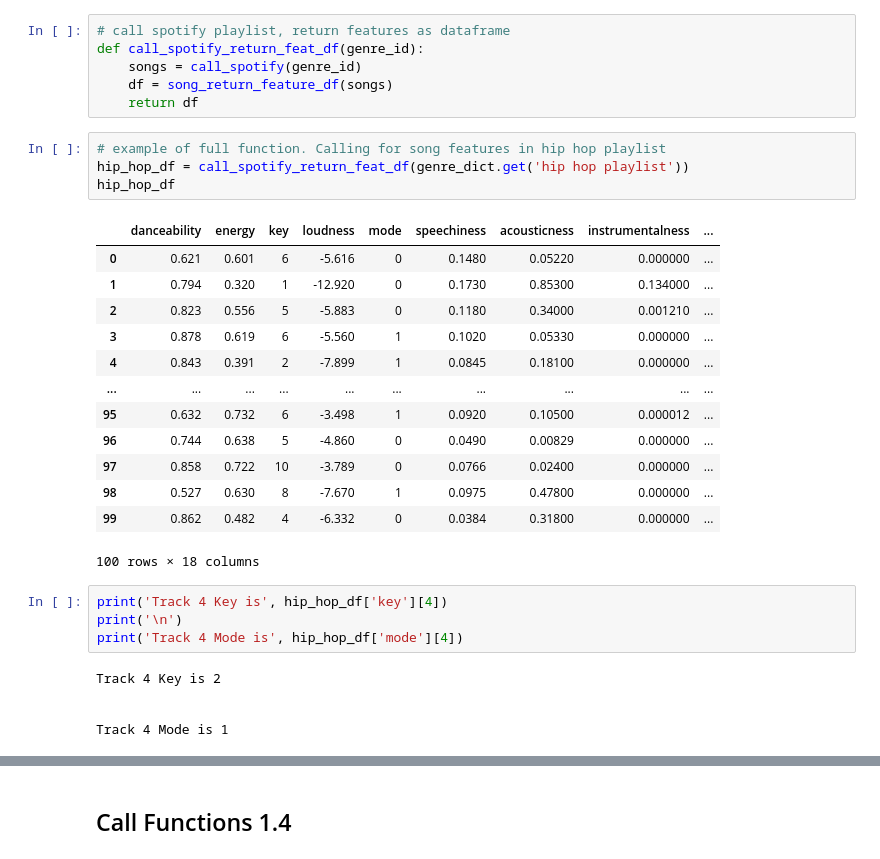
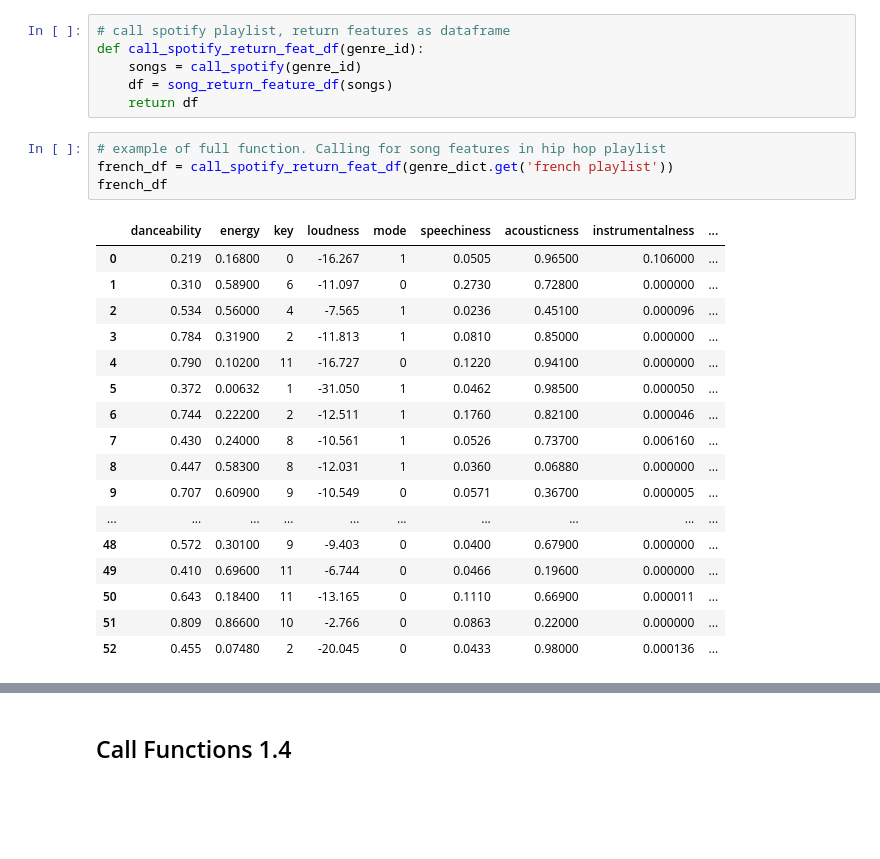
Before and after one commit to FinchMF/Classification_Models, a Jupyter notebook: Gathering_Data.ipynb, the cells around one changed output, grey strips where cells are left out. Drawn from its saved outputs; the diff is of its cells as text; blank space fills up the shorter version.

```diff
--- a/Gathering_Data.ipynb
+++ b/Gathering_Data.ipynb
@@ -226,28 +226,23 @@ def call_spotify_return_feat_df(genre_id):
     return df
 # %%
 # example of full function. Calling for song features in hip hop playlist
-hip_hop_df = call_spotify_return_feat_df(genre_dict.get('hip hop playlist'))
-hip_hop_df
+french_df = call_spotify_return_feat_df(genre_dict.get('french playlist'))
+french_df
 # %% [output]
 |  | danceability | energy | key | loudness | mode | speechiness | acousticness | instrumentalness | ... |
-| 0 | 0.621 | 0.601 | 6 | -5.616 | 0 | 0.1480 | 0.05220 | 0.000000 | ... |
-| 1 | 0.794 | 0.320 | 1 | -12.920 | 0 | 0.1730 | 0.85300 | 0.134000 | ... |
-| 2 | 0.823 | 0.556 | 5 | -5.883 | 0 | 0.1180 | 0.34000 | 0.001210 | ... |
-| 3 | 0.878 | 0.619 | 6 | -5.560 | 1 | 0.1020 | 0.05330 | 0.000000 | ... |
-| 4 | 0.843 | 0.391 | 2 | -7.899 | 1 | 0.0845 | 0.18100 | 0.000000 | ... |
+| 0 | 0.219 | 0.16800 | 0 | -16.267 | 1 | 0.0505 | 0.96500 | 0.106000 | ... |
+| 1 | 0.310 | 0.58900 | 6 | -11.097 | 0 | 0.2730 | 0.72800 | 0.000000 | ... |
+| 2 | 0.534 | 0.56000 | 4 | -7.565 | 1 | 0.0236 | 0.45100 | 0.000096 | ... |
+| 3 | 0.784 | 0.31900 | 2 | -11.813 | 1 | 0.0810 | 0.85000 | 0.000000 | ... |
+| 4 | 0.790 | 0.10200 | 11 | -16.727 | 0 | 0.1220 | 0.94100 | 0.000000 | ... |
+| 5 | 0.372 | 0.00632 | 1 | -31.050 | 1 | 0.0462 | 0.98500 | 0.000050 | ... |
+| 6 | 0.744 | 0.22200 | 2 | -12.511 | 1 | 0.1760 | 0.82100 | 0.000046 | ... |
+| 7 | 0.430 | 0.24000 | 8 | -10.561 | 1 | 0.0526 | 0.73700 | 0.006160 | ... |
+| 8 | 0.447 | 0.58300 | 8 | -12.031 | 1 | 0.0360 | 0.06880 | 0.000000 | ... |
+| 9 | 0.707 | 0.60900 | 9 | -10.549 | 0 | 0.0571 | 0.36700 | 0.000005 | ... |
 | ... | ... | ... | ... | ... | ... | ... | ... | ... | ... |
-| 95 | 0.632 | 0.732 | 6 | -3.498 | 1 | 0.0920 | 0.10500 | 0.000012 | ... |
-| 96 | 0.744 | 0.638 | 5 | -4.860 | 0 | 0.0490 | 0.00829 | 0.000000 | ... |
-| 97 | 0.858 | 0.722 | 10 | -3.789 | 0 | 0.0766 | 0.02400 | 0.000000 | ... |
-| 98 | 0.527 | 0.630 | 8 | -7.670 | 1 | 0.0975 | 0.47800 | 0.000000 | ... |
-| 99 | 0.862 | 0.482 | 4 | -6.332 | 0 | 0.0384 | 0.31800 | 0.000000 | ... |
+| 48 | 0.572 | 0.30100 | 9 | -9.403 | 0 | 0.0400 | 0.67900 | 0.000000 | ... |
+| 49 | 0.410 | 0.69600 | 11 | -6.744 | 0 | 0.0466 | 0.19600 | 0.000000 | ... |
+| 50 | 0.643 | 0.18400 | 11 | -13.165 | 0 | 0.1110 | 0.66900 | 0.000011 | ... |
+| 51 | 0.809 | 0.86600 | 10 | -2.766 | 0 | 0.0863 | 0.22000 | 0.000000 | ... |
+| 52 | 0.455 | 0.07480 | 2 | -20.045 | 0 | 0.0433 | 0.98000 | 0.000136 | ... |
-100 rows × 18 columns
-# %%
-print('Track 4 Key is', hip_hop_df['key'][4])
-print('\n')
-print('Track 4 Mode is', hip_hop_df['mode'][4])
-# %% [output]
-Track 4 Key is 2
-
-
-Track 4 Mode is 1
```
Also changed, not shown: parts of 14 cells of this notebook.
